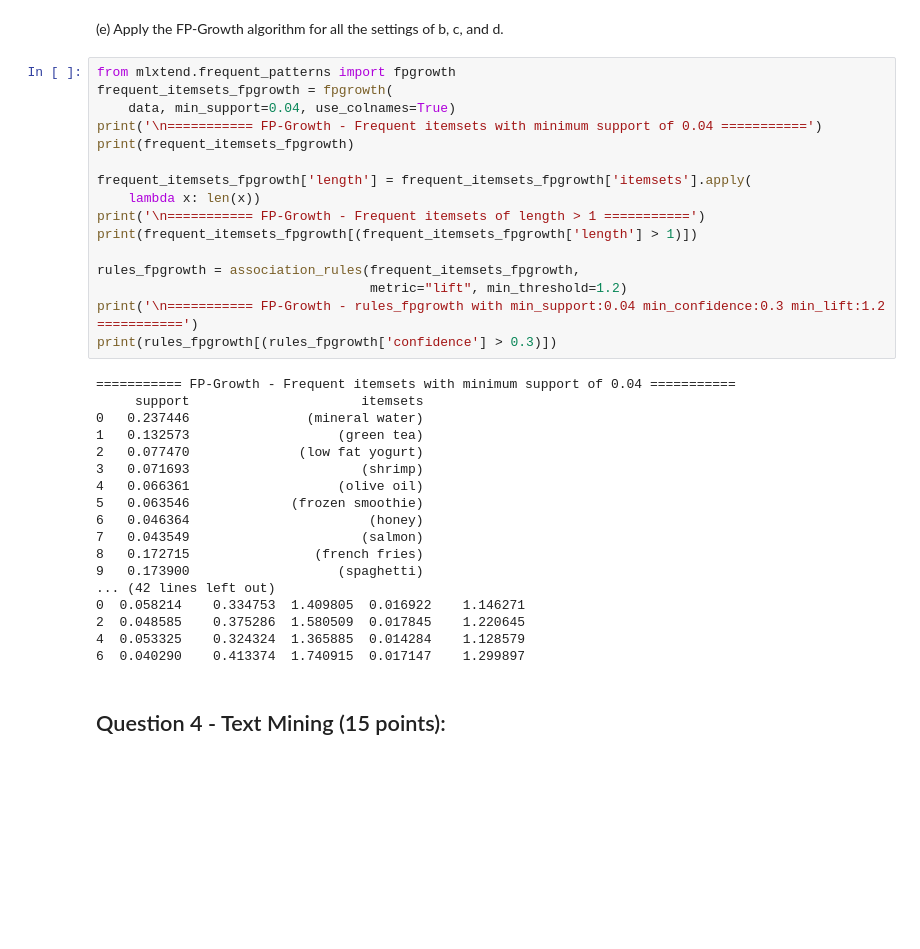
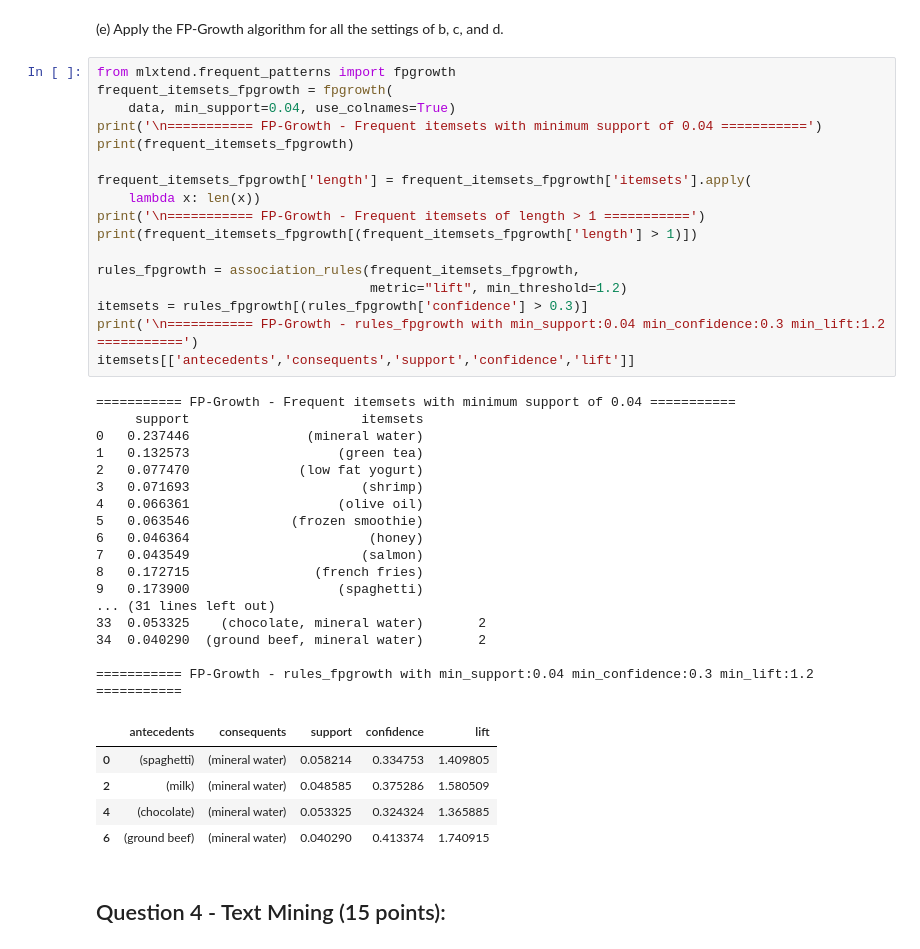
Before and after one commit to Noyan759/ids-assignment-unsupervised-learning, a Jupyter notebook: IDS_Assignment_2.ipynb, the cells around one changed output. Saved outputs shown, nothing was run; the diff lists cells and outputs as text; blank space fills up the shorter version.

```diff
--- a/IDS_Assignment_2.ipynb
+++ b/IDS_Assignment_2.ipynb
@@ -236,37 +235,43 @@ Explanation:
 # %%
 from mlxtend.frequent_patterns import fpgrowth
 frequent_itemsets_fpgrowth = fpgrowth(
     data, min_support=0.04, use_colnames=True)
 print('\n=========== FP-Growth - Frequent itemsets with minimum support of 0.04 ===========')
 print(frequent_itemsets_fpgrowth)
 
 frequent_itemsets_fpgrowth['length'] = frequent_itemsets_fpgrowth['itemsets'].apply(
     lambda x: len(x))
 print('\n=========== FP-Growth - Frequent itemsets of length > 1 ===========')
 print(frequent_itemsets_fpgrowth[(frequent_itemsets_fpgrowth['length'] > 1)])
 
 rules_fpgrowth = association_rules(frequent_itemsets_fpgrowth,
                                    metric="lift", min_threshold=1.2)
+itemsets = rules_fpgrowth[(rules_fpgrowth['confidence'] > 0.3)]
 print('\n=========== FP-Growth - rules_fpgrowth with min_support:0.04 min_confidence:0.3 min_lift:1.2 ===========')
-print(rules_fpgrowth[(rules_fpgrowth['confidence'] > 0.3)])
+itemsets[['antecedents','consequents','support','confidence','lift']]
 # %% [output]
 =========== FP-Growth - Frequent itemsets with minimum support of 0.04 ===========
      support                      itemsets
 0   0.237446               (mineral water)
 1   0.132573                   (green tea)
 2   0.077470              (low fat yogurt)
 3   0.071693                      (shrimp)
 4   0.066361                   (olive oil)
 5   0.063546             (frozen smoothie)
 6   0.046364                       (honey)
 7   0.043549                      (salmon)
 8   0.172715                (french fries)
 9   0.173900                   (spaghetti)
-... (42 lines left out)
-0  0.058214    0.334753  1.409805  0.016922    1.146271
-2  0.048585    0.375286  1.580509  0.017845    1.220645
-4  0.053325    0.324324  1.365885  0.014284    1.128579
-6  0.040290    0.413374  1.740915  0.017147    1.299897
+... (31 lines left out)
+33  0.053325    (chocolate, mineral water)       2
+34  0.040290  (ground beef, mineral water)       2
+
+=========== FP-Growth - rules_fpgrowth with min_support:0.04 min_confidence:0.3 min_lift:1.2 ===========
+|  | antecedents | consequents | support | confidence | lift |
+| 0 | (spaghetti) | (mineral water) | 0.058214 | 0.334753 | 1.409805 |
+| 2 | (milk) | (mineral water) | 0.048585 | 0.375286 | 1.580509 |
+| 4 | (chocolate) | (mineral water) | 0.053325 | 0.324324 | 1.365885 |
+| 6 | (ground beef) | (mineral water) | 0.040290 | 0.413374 | 1.740915 |
 # %% [markdown]
 ## Question 4 - Text Mining (15 points):
 # %% [markdown]
```
Also changed, not shown: parts of 20 cells of this notebook.
